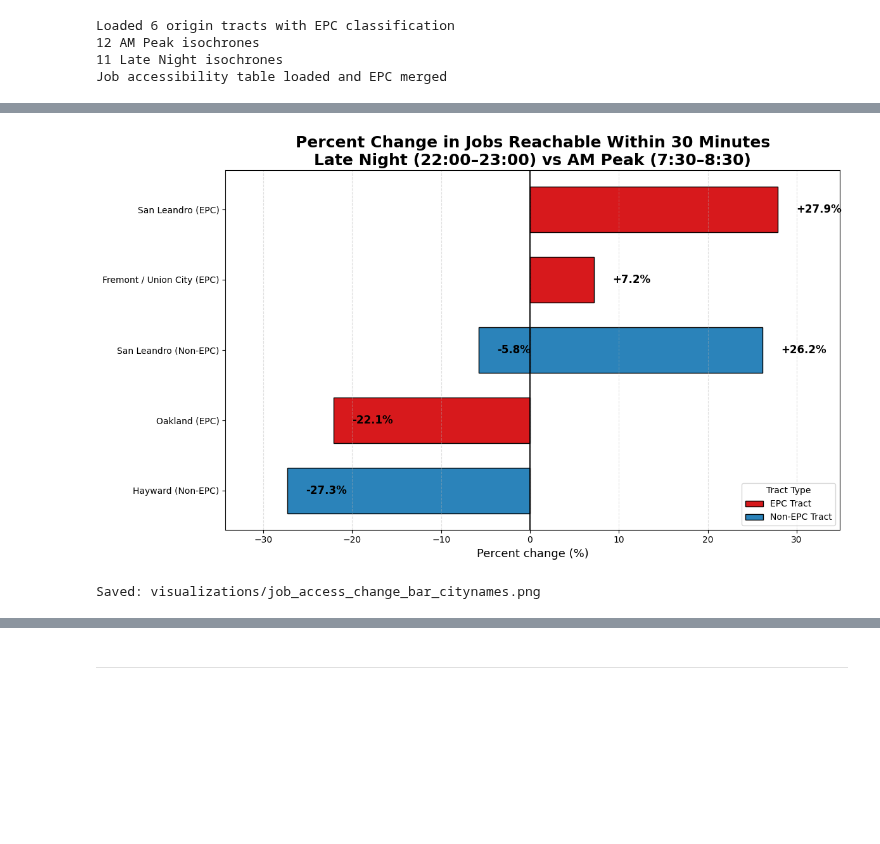
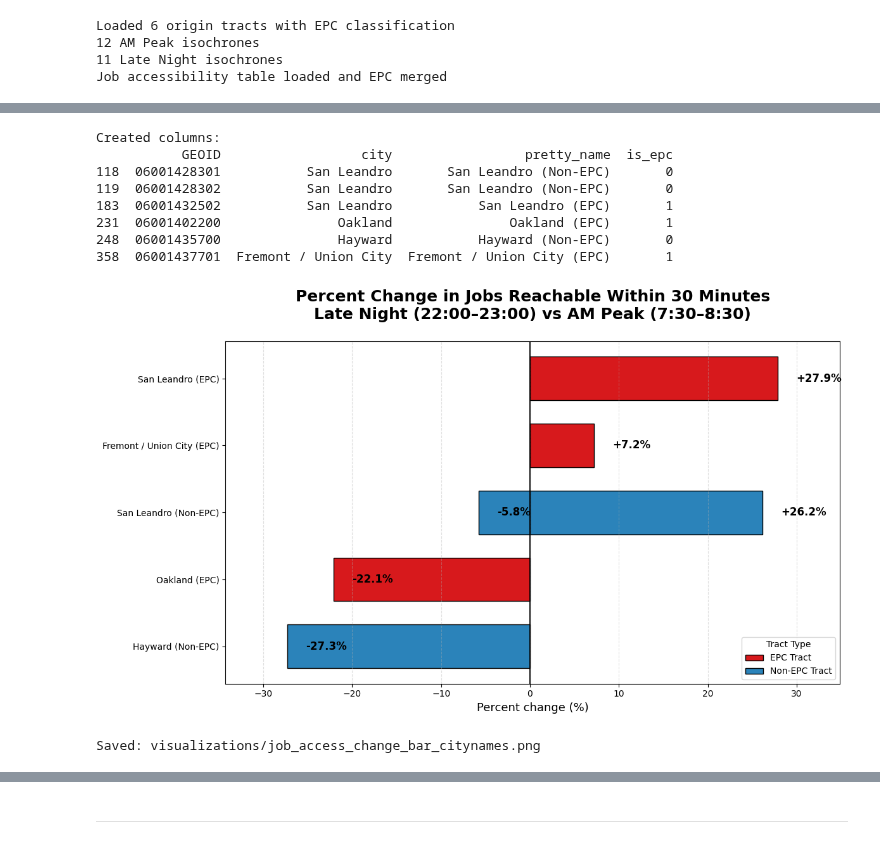
Before and after one commit to rabahbabaci/MTC-Transit_Access_Equity, a Jupyter notebook: notebooks/transit_access_equity_midterm.ipynb, the cells around one changed output, grey strips where cells are left out. Cells and saved outputs as stored; diff of their text form; code cells hidden in the pictures; blank space fills up the shorter version.

```diff
--- a/notebooks/transit_access_equity_midterm.ipynb
+++ b/notebooks/transit_access_equity_midterm.ipynb
@@ -869,12 +920,12 @@ notes_md = textwrap.dedent(
   - *Interpretation:* even with a simplified straight-line model, EPC areas appear more connected to employment clusters.
 
 - **Population context**
-  - EPC tracts generally have moderate to high population, aligning high population with high job accessibility and indicating strong demand for reliable transit options.
-  - Non-EPC areas with lower accessibility are often lower-density, auto-oriented communities.
+  - EPC tracts tend to include more established, older urban neighborhoods with moderate population levels, while many non-EPC tracts in eastern Alameda County are lower-density and auto-oriented.
 
 - **Data joins & keys**
   - GEOIDs required consistent zero-padding (state–county–tract = 11 digits).
   - LODES WAC data needed block → tract aggregation (`w_geocode` → first 11 digits, sum `C000`).
+  - One Alameda tract has no reported LODES jobs (water/no-employment area), which is expected and handled in the merge.
 
 - **Planning takeaways**
   - Strong accessibility in EPC corridors highlights where transit or EV charging integration would serve the most people.
@@ -909,6 +960,7 @@ The final phase will evaluate whether these gaps persist once we use **network-b
 
 **Data sources:**
 MTC Plan Bay Area 2050 (EPC), US Census TIGER/ACS 2022, LEHD LODES 2021 (WAC).
+
 """
 )
 
@@ -1782,25 +1850,52 @@ Created columns:
 # %%
-### 8.7.3 Percent Change in Jobs Reachable Within 30 Minutes
+# Add city & pretty_name to origins_sample (approximate, for readability)
+def guess_city_from_centroid(row):
+    lon, lat = row.geometry.centroid.x, row.geometry.centroid.y
+
+    # simple latitude bands for labeling (not jurisdiction boundaries)
+    if lat > 37.86:
+        return "Berkeley"
+    elif lat > 37.78:
+        return "Oakland"
+    elif lat > 37.72:
+        return "San Leandro"
+    elif lat > 37.67:
+        return "Hayward"
+    else:
+        return "Fremont / Union City"
+
+
+origins_sample["city"] = origins_sample.apply(guess_city_from_centroid, axis=1)
+
+origins_sample["pretty_name"] = (
+    origins_sample["city"]
+    + " ("
+    + origins_sample["is_epc"].map({1: "EPC", 0: "Non-EPC"})
+    + ")"
+)
+
+print("\nCreated columns:")
+print(origins_sample[["GEOID", "city", "pretty_name", "is_epc"]])
 
 df = access_df.dropna(subset=["Δ_30min_%"]).copy()
 
-# Ensure EPC classification
+# ensure EPC classification is consistent
 df["is_epc"] = df["is_epc"].fillna(0).astype(int)
 df["type"] = df["is_epc"].map({1: "EPC", 0: "Non-EPC"})
 
-# merge city name
+# merge city names
 origins_subset = origins_sample[["GEOID", "city"]].copy()
 origins_subset["GEOID"] = origins_subset["GEOID"].astype(str)
 
 df = df.merge(origins_subset, left_on="origin_id", right_on="GEOID", how="left")
 
-# Final label for display
+# final clean label for bar chart
 df["label"] = df["city"] + " (" + df["type"] + ")"
 
-# Sort for readability
+# sort by percent change
 df = df.sort_values("Δ_30min_%")
 
-# Colors for EPC vs Non-EPC
+# colors
 colors = df["type"].map({"EPC": "#d7191c", "Non-EPC": "#2b83ba"})
 
 plt.figure(figsize=(12, 7))
@@ -1813,51 +1908,54 @@ plt.title(
     "Late Night (22:00–23:00) vs AM Peak (7:30–8:30)",
     fontsize=18,
     weight="bold",
+    pad=25
 )
 plt.xlabel("Percent change (%)", fontsize=13)
 
-# Zero reference
+# zero reference line
 plt.axvline(0, color="black", linewidth=1.3)
 
-# Dynamic margin so labels never clip
-min_val = df["Δ_30min_%"].min()
-max_val = df["Δ_30min_%"].max()
+# dynamic x-limits so labels don't clip
+min_val, max_val = df["Δ_30min_%"].min(), df["Δ_30min_%"].max()
 buffer = max(abs(min_val), abs(max_val)) * 0.25
 plt.xlim(min_val - buffer, max_val + buffer)
 
-# Add percentage labels
+# annotate values
 for bar in bars:
     w = bar.get_width()
     x_offset = 0.03 * (plt.xlim()[1] - plt.xlim()[0])
     plt.text(
         w + x_offset,
         bar.get_y() + bar.get_height() / 2,
         f"{w:+.1f}%",
         va="center",
         ha="left",
         fontsize=12,
         weight="bold",
     )
 
-# Legend
-from matplotlib.patches import Patch
-
 legend_handles = [
     Patch(facecolor="#d7191c", edgecolor="black", label="EPC Tract"),
     Patch(facecolor="#2b83ba", edgecolor="black", label="Non-EPC Tract"),
 ]
 plt.legend(handles=legend_handles, title="Tract Type", loc="lower right")
 
 plt.grid(axis="x", linestyle="--", alpha=0.4)
 plt.tight_layout()
 
-plt.savefig(
-    VIS / "job_access_change_bar_citynames.png", dpi=300, bbox_inches="tight"
-)
+plt.savefig(VIS / "job_access_change_bar_citynames.png", dpi=300, bbox_inches="tight")
 plt.show()
 
 print("Saved: visualizations/job_access_change_bar_citynames.png")
 # %% [output]
+Created columns:
+           GEOID                  city                 pretty_name  is_epc
+118  06001428301           San Leandro       San Leandro (Non-EPC)       0
+119  06001428302           San Leandro       San Leandro (Non-EPC)       0
+183  06001432502           San Leandro           San Leandro (EPC)       1
+231  06001402200               Oakland               Oakland (EPC)       1
+248  06001435700               Hayward           Hayward (Non-EPC)       0
+358  06001437701  Fremont / Union City  Fremont / Union City (EPC)       1
-[figure, old version]
+[figure, new version]
-Saved: visualizations/job_access_change_bar_citynames.png
+Saved: visualizations/job_access_change_bar_citynames.png
 # %% [markdown]
```
Also changed, not shown: parts of 57 cells of this notebook, 9 other files.
